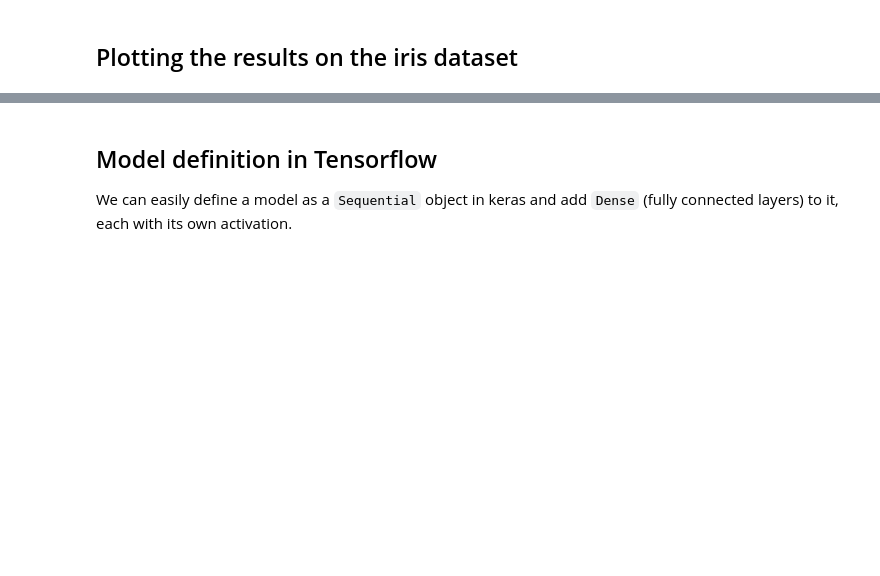
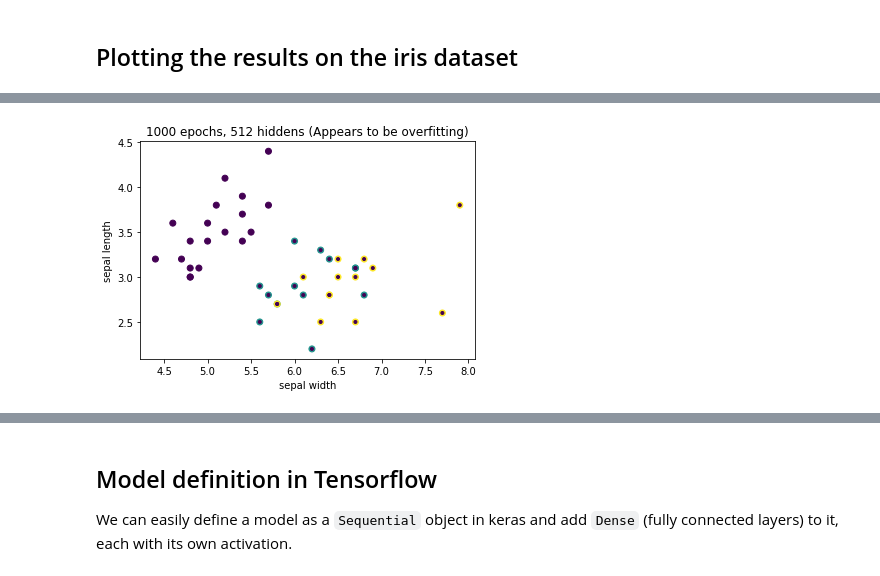
Before and after one commit to yueliyl/gec_intro2ml, a Jupyter notebook: AutoDiffMLP.ipynb, the cells around one changed output, grey strips where cells are left out. Drawn from its saved outputs; the diff is of its cells as text; code cells hidden in the pictures; blank space fills up the shorter version.

```diff
--- a/AutoDiffMLP.ipynb
+++ b/AutoDiffMLP.ipynb
@@ -101,0 +152,84 @@ plt.show()
+# %%
+from torch.utils.data import DataLoader
+from sklearn.model_selection import train_test_split
+
+dataset = datasets.load_iris()
+
+x, y = dataset['data'], dataset['target']
+
+#We can use sk learn to break up the data into train/test splits
+X_train, X_test, y_train, y_test = train_test_split(x, y, test_size=0.30, random_state=42)
+
+#The dataset must be converted to a tensor of the correct type
+X_train = Variable(torch.from_numpy(X_train).float())
+y_train   = Variable(torch.from_numpy(y_train)).long()
+
+X_test = Variable(torch.from_numpy(X_test).float())
+y_test  = Variable(torch.from_numpy(y_test)).long()
+
+#Now we can create a training dataset which we can sample from randomly
+dataset = torch.utils.data.TensorDataset( torch.Tensor(X_train), torch.Tensor(y_train) )
+
+# We can create a data loader from the dataset
+# Type of sampling and batch size are specified at this step
+loader = DataLoader(dataset, batch_size=16, shuffle=True)
+
+#Initalize your MLP
+net = MLP(inputs=x_tensor.shape[1], outputs=3, hiddens = 512)
+
+#To use GPUs, set a device (cuda) and add it to your net
+device = torch.device("cuda:0" if torch.cuda.is_available() else "cpu")
+net.to(device)
+
+#define hyperparameters
+learning_rate = 0.1
+loss_fn = nn.CrossEntropyLoss()
+optimizer = torch.optim.SGD(net.parameters(), lr=learning_rate)
+
+for t in range(1000):
+
+    for i, data in enumerate(loader, 0):
+        # get the inputs; data is a list of [inputs, labels]
+        inputs, labels = data
+
+        # zero the parameter gradients
+        optimizer.zero_grad()
+
+        # forward + backward + optimize
+        outputs = net(inputs)
+        loss = loss_fn(outputs, labels)
+        loss.backward()
+        optimizer.step()
+
+plot(X_test, X_test, y_test, net, title="1000 epochs, 512 hiddens (Appears to be overfitting)")
+
+#Initalize your MLP with 32 hidden units
+net = MLP(inputs=x_tensor.shape[1], outputs=3, hiddens = 32)
+
+#To use GPUs, set a device (cuda) and add it to your net
+device = torch.device("cuda:0" if torch.cuda.is_available() else "cpu")
+net.to(device)
+
+#define hyperparameters
+learning_rate = 0.1
+loss_fn = nn.CrossEntropyLoss()
+optimizer = torch.optim.SGD(net.parameters(), lr=learning_rate)
+
+for t in range(5000):
+
+    for i, data in enumerate(loader, 0):
+        # get the inputs; data is a list of [inputs, labels]
+        inputs, labels = data
+
+        # zero the parameter gradients
+        optimizer.zero_grad()
+
+        # forward + backward + optimize
+        outputs = net(inputs)
+        loss = loss_fn(outputs, labels)
+        loss.backward()
+        optimizer.step()
+
+plot(X_test, X_test, y_test, net, title="5000 epochs, 32 hiddens")
+# %% [output]
+[figure, added]
```
Also changed, not shown: parts of 18 cells of this notebook.
